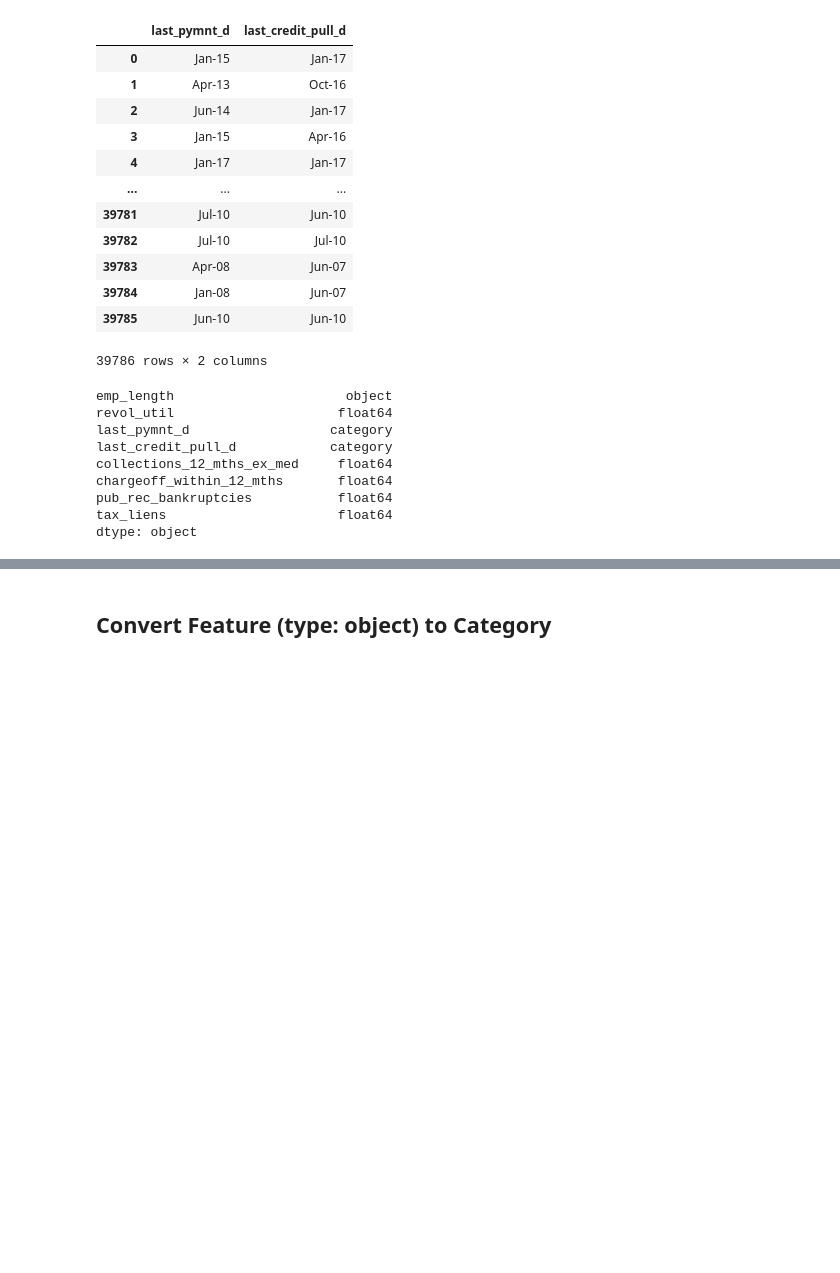
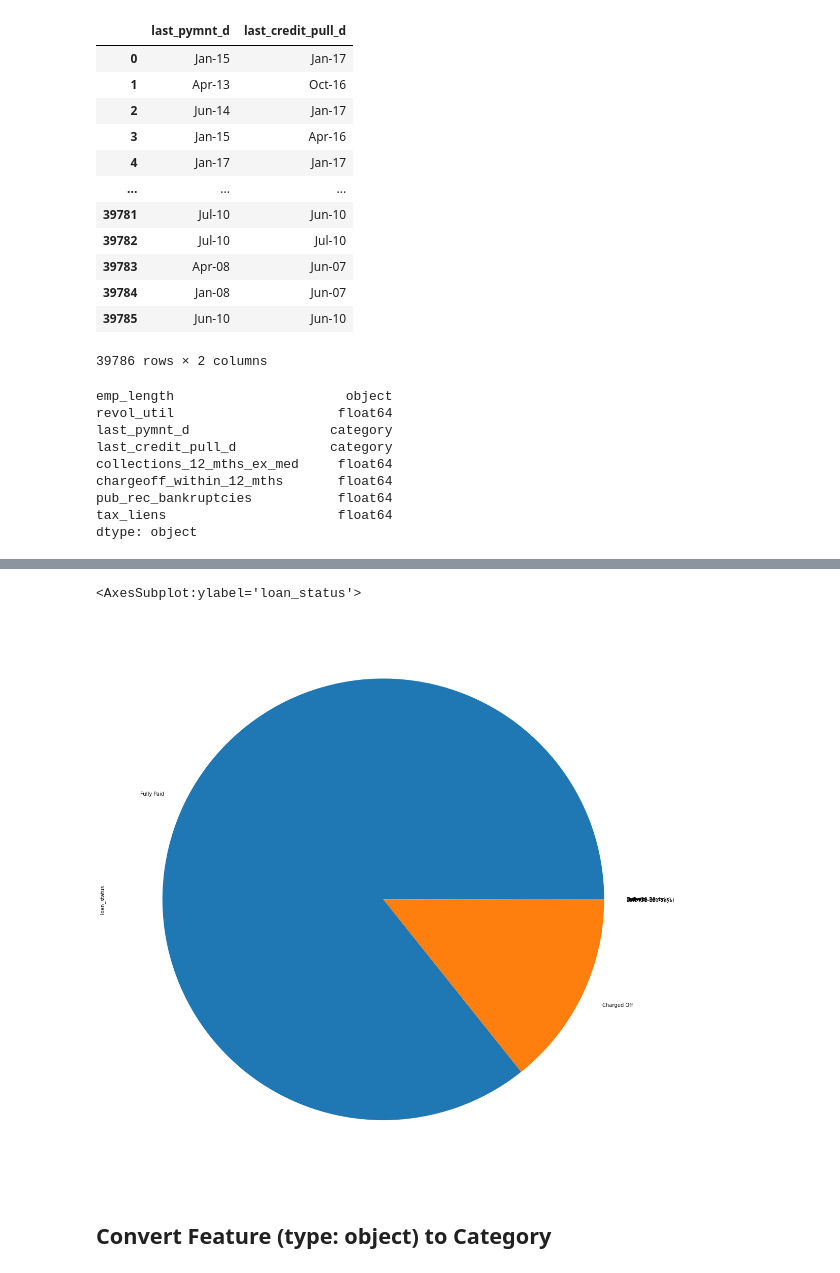
Before and after one commit to andvsilva/dataset, a Jupyter notebook: notebooks/cleaning.ipynb, the cells around one changed output, grey strips where cells are left out. Saved outputs shown, nothing was run; the diff lists cells and outputs as text; code cells hidden in the pictures; blank space fills up the shorter version.

```diff
--- a/notebooks/cleaning.ipynb
+++ b/notebooks/cleaning.ipynb
@@ -237,3 +271,8 @@ dtype: object
+# %%
+df['loan_status'].value_counts().plot(kind='pie')
+# %% [output]
+<AxesSubplot:ylabel='loan_status'>
+[figure, added]
 # %%
 #df[list_columns_nan].dtypes
 # %% [markdown]
```
Also changed, not shown: parts of 10 cells of this notebook, 1 other file.
